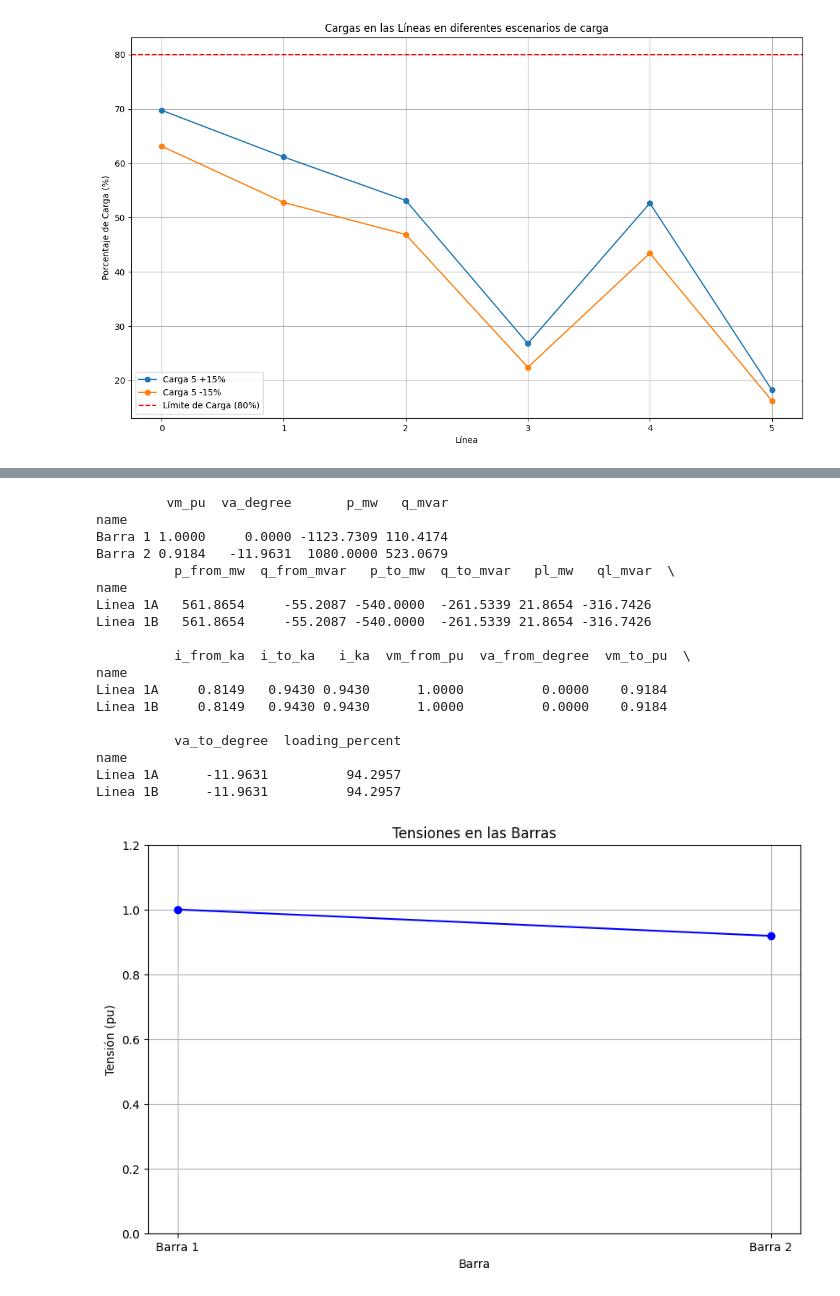
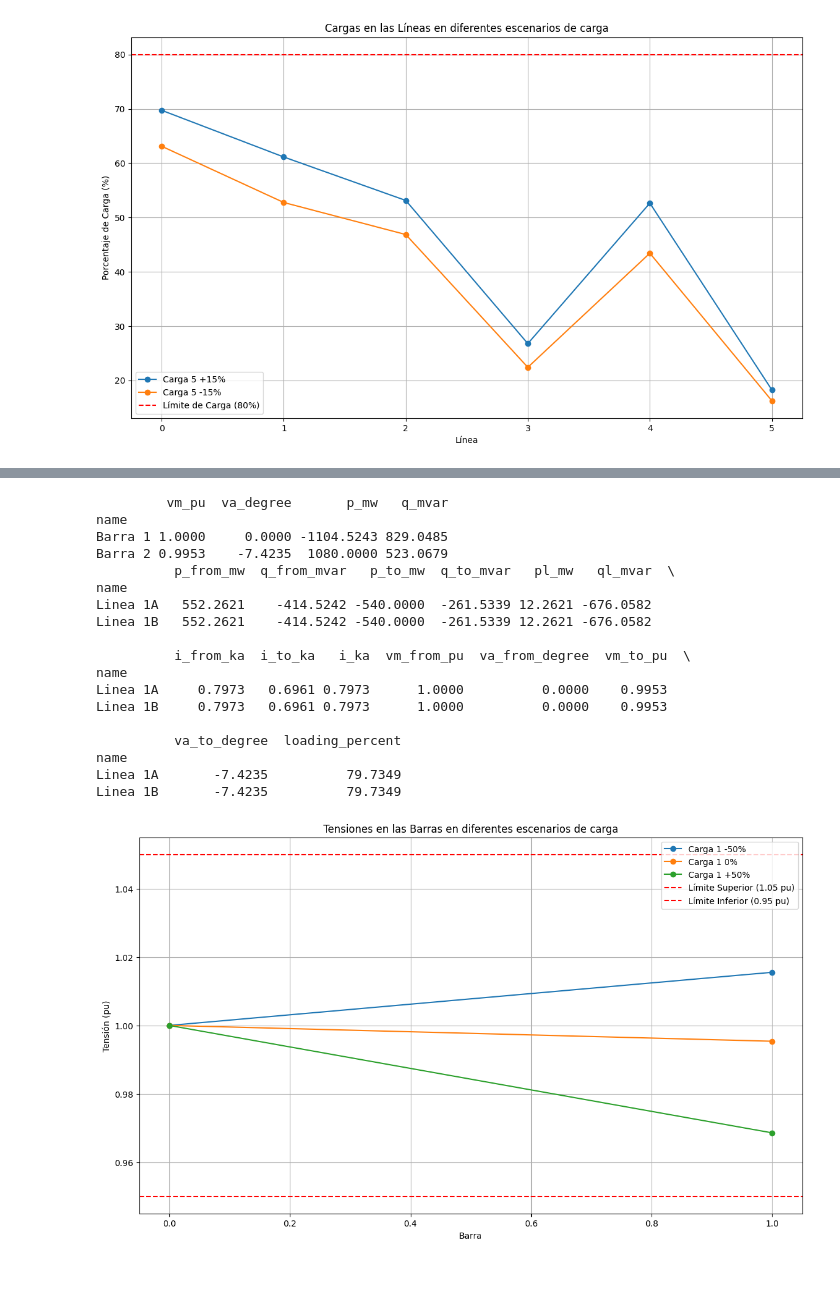
Before and after one commit to ALANRODRIGUEZA/G4A_SEP1-A_S12024, a Jupyter notebook: Tarea 1.ipynb, the cells around one changed output, grey strips where cells are left out. Cells and saved outputs as stored; diff of their text form; code cells hidden in the pictures.

Commit message:
Actualización código
Cambio de tensiones nominales de las barras para ambas figuras

```diff
--- a/Tarea 1.ipynb
+++ b/Tarea 1.ipynb
@@ -481,8 +510,8 @@ pd.set_option('display.float_format', lambda x: '{:.4f}'.format(x))
 red1 = pp.create_empty_network()
 
 # Creación de las barras del sistema
-barra_1 = pp.create_bus(red1, vn_kv=400, name="Barra 1")
-barra_2 = pp.create_bus(red1, vn_kv=400, name="Barra 2")
+barra_1 = pp.create_bus(red1, vn_kv=500, name="Barra 1")
+barra_2 = pp.create_bus(red1, vn_kv=500, name="Barra 2")
 
 #crear lineas
 pp.create_line_from_parameters(net=red1, from_bus=barra_1, to_bus=barra_2, length_km=500, r_ohm_per_km=0.02,
@@ -579,8 +607,8 @@ pd.set_option('display.float_format', lambda x: '{:.4f}'.format(x))
 red1 = pp.create_empty_network()
 
 # Creación de las barras del sistema
-barra_1 = pp.create_bus(red1, vn_kv=400, name="Barra 1")
-barra_2 = pp.create_bus(red1, vn_kv=400, name="Barra 2")
+barra_1 = pp.create_bus(red1, vn_kv=500, name="Barra 1")
+barra_2 = pp.create_bus(red1, vn_kv=500, name="Barra 2")
 
 #crear lineas
 pp.create_line_from_parameters(net=red1, from_bus=barra_1, to_bus=barra_2, length_km=500, r_ohm_per_km=0.02,
@@ -636,40 +664,40 @@ plt.axhline(y=1.05, color='r', linestyle='--', label='Límite Superior (1.05 pu)
 plt.axhline(y=0.95, color='r', linestyle='--', label='Límite Inferior (0.95 pu)')
 plt.xlabel('Barra')
 plt.ylabel('Tensión (pu)')
 plt.title('Tensiones en las Barras en diferentes escenarios de carga')
 plt.legend()
 plt.grid(True)
 plt.show()
 
 
 # Graficar los resultados de carga de las líneas
 plt.figure(figsize=(14, 8))
 for scenario, data in scenarios.items():
     plt.plot(red1.res_line.index, data["line_loadings"], marker='o', linestyle='-', label=scenario)
-plt.axhline(y=100, color='r', linestyle='--', label='Límite de Carga (100%)')
+plt.axhline(y=80, color='r', linestyle='--', label='Límite de Carga (80%)')
 plt.xlabel('Línea')
 plt.ylabel('Porcentaje de Carga (%)')
 plt.title('Cargas en las Líneas en diferentes escenarios de carga')
 plt.legend()
 plt.grid(True)
 plt.show()
 # %% [output]
          vm_pu  va_degree       p_mw   q_mvar
 name
-Barra 1 1.0000     0.0000 -1123.7309 110.4174
-Barra 2 0.9184   -11.9631  1080.0000 523.0679
+Barra 1 1.0000     0.0000 -1104.5243 829.0485
+Barra 2 0.9953    -7.4235  1080.0000 523.0679
           p_from_mw  q_from_mvar   p_to_mw  q_to_mvar   pl_mw   ql_mvar  \
 name
-Linea 1A   561.8654     -55.2087 -540.0000  -261.5339 21.8654 -316.7426
-Linea 1B   561.8654     -55.2087 -540.0000  -261.5339 21.8654 -316.7426
+Linea 1A   552.2621    -414.5242 -540.0000  -261.5339 12.2621 -676.0582
+Linea 1B   552.2621    -414.5242 -540.0000  -261.5339 12.2621 -676.0582
 
           i_from_ka  i_to_ka   i_ka  vm_from_pu  va_from_degree  vm_to_pu  \
 name
-Linea 1A     0.8149   0.9430 0.9430      1.0000          0.0000    0.9184
-Linea 1B     0.8149   0.9430 0.9430      1.0000          0.0000    0.9184
+Linea 1A     0.7973   0.6961 0.7973      1.0000          0.0000    0.9953
+Linea 1B     0.7973   0.6961 0.7973      1.0000          0.0000    0.9953
 
           va_to_degree  loading_percent
 name
-Linea 1A      -11.9631          94.2957
-Linea 1B      -11.9631          94.2957
+Linea 1A       -7.4235          79.7349
+Linea 1B       -7.4235          79.7349
-[figure, old version]
+[figure, new version]
```
Also changed, not shown: parts of 6 cells of this notebook, 1 other file.
